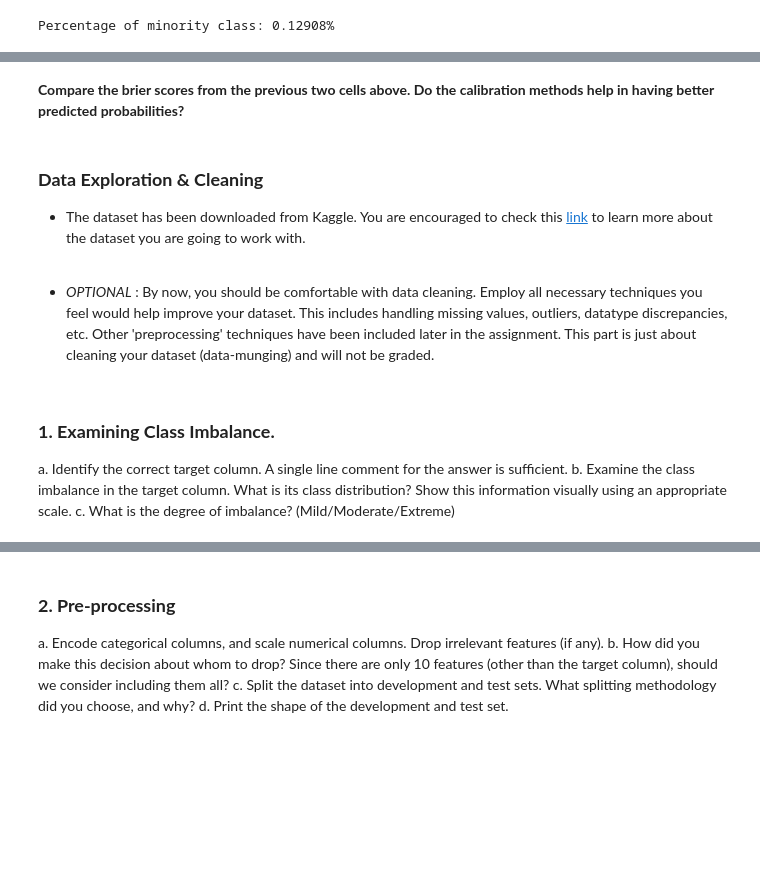
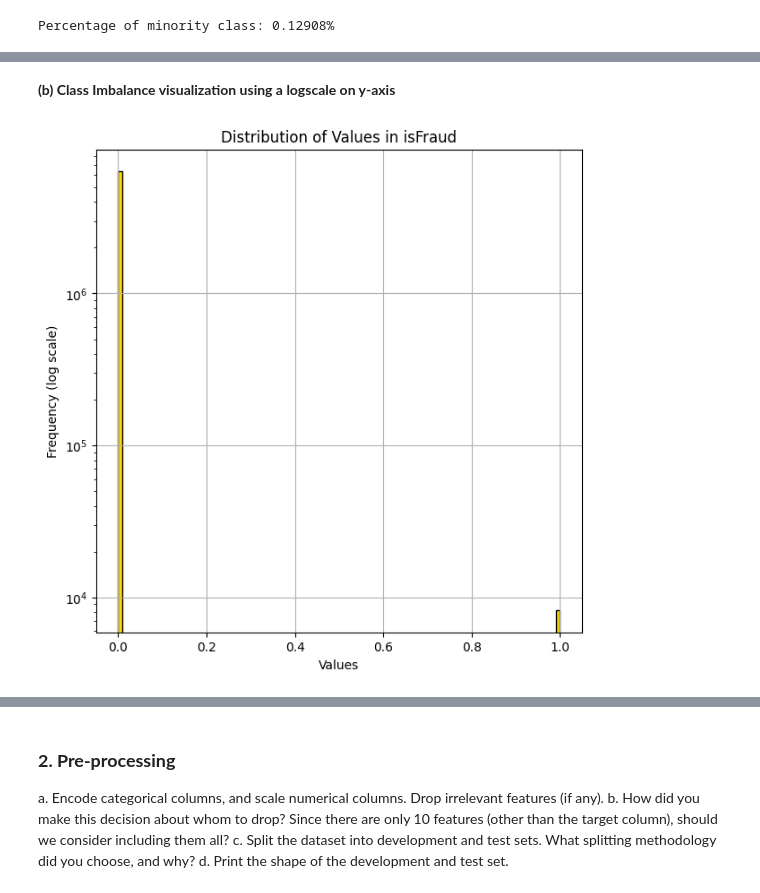
Before and after one commit to Apurva3509/Applied-Machine-Learning, a Jupyter notebook: 3/AML_HW3_Solutions_amp2365.ipynb, the cells around one changed output, grey strips where cells are left out. Drawn from its saved outputs; the diff is of its cells as text; code cells hidden in the pictures; blank space fills up the shorter version.

```diff
--- a/3/AML_HW3_Solutions_amp2365.ipynb
+++ b/3/AML_HW3_Solutions_amp2365.ipynb
@@ -85,2 +151,0 @@ Percentage of minority class: 0.12908%
-# %% [markdown]
-**Compare the brier scores from the previous two cells above.  Do the calibration methods help in having better predicted probabilities?**
@@ -89,6 +151,0 @@ Percentage of minority class: 0.12908%
-# %% [markdown]
-### **Data Exploration & Cleaning**
-
-- The dataset has been downloaded from Kaggle. You are encouraged to check this [link](https://www.kaggle.com/datasets/jainilcoder/online-payment-fraud-detection) to learn more about the dataset you are going to work with.<br> <br>
-
-- _OPTIONAL_ : By now, you should be comfortable with data cleaning. Employ all necessary techniques you feel would help improve your dataset. This includes handling missing values, outliers, datatype discrepancies, etc. Other 'preprocessing' techniques have been included later in the assignment. This part is just about cleaning your dataset (data-munging) and will not be graded.
@@ -97,8 +152,21 @@ Percentage of minority class: 0.12908%
+# %% [markdown]
+**(b) Class Imbalance visualization using a logscale on y-axis**
 # %%
 #Your code here
+coi = 'isFraud'
+
+plt.figure(figsize=(7, 7))
+plt.hist(frauddf[coi], bins=100, color='gold', edgecolor='black')
+
+plt.yscale('log')
+
+plt.xlabel('Values')
+plt.ylabel('Frequency (log scale)')
+plt.title('Distribution of Values in ' + coi)
+
+plt.grid(True)
+
+
+plt.show()
+# %% [output]
+[figure, added]
-# %% [markdown]
-### **1. Examining Class Imbalance.**
-
-a. Identify the correct target column. A single line comment for the answer is sufficient.</br>
-b. Examine the class imbalance in the target column. What is its class distribution? Show this information visually using an appropriate scale. </br>
-c. What is the degree of imbalance? (Mild/Moderate/Extreme)
```
Also changed, not shown: parts of 79 cells of this notebook, 2 other files.
